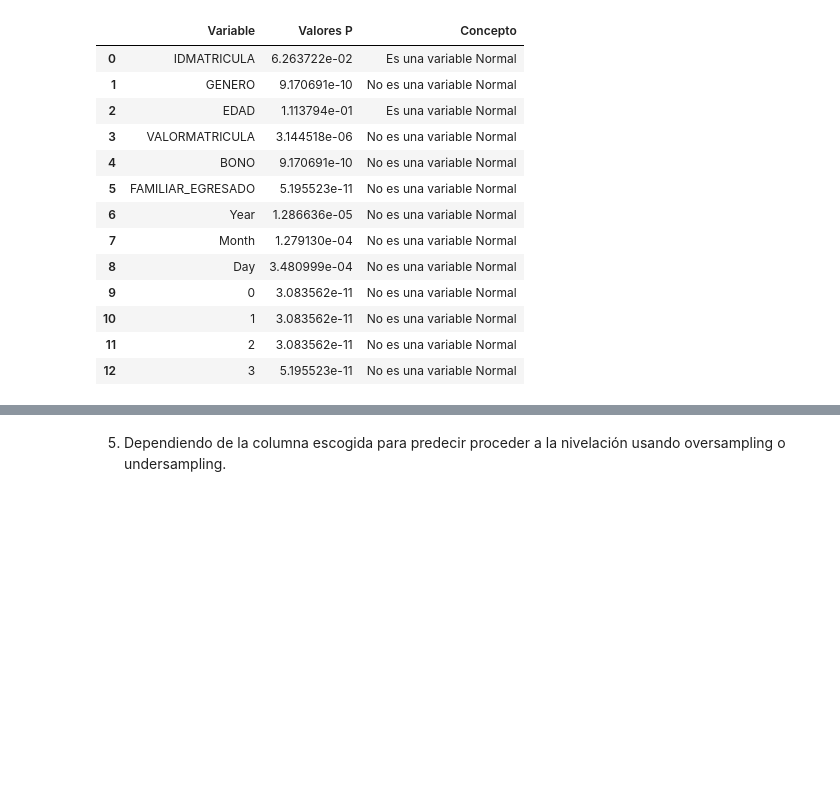
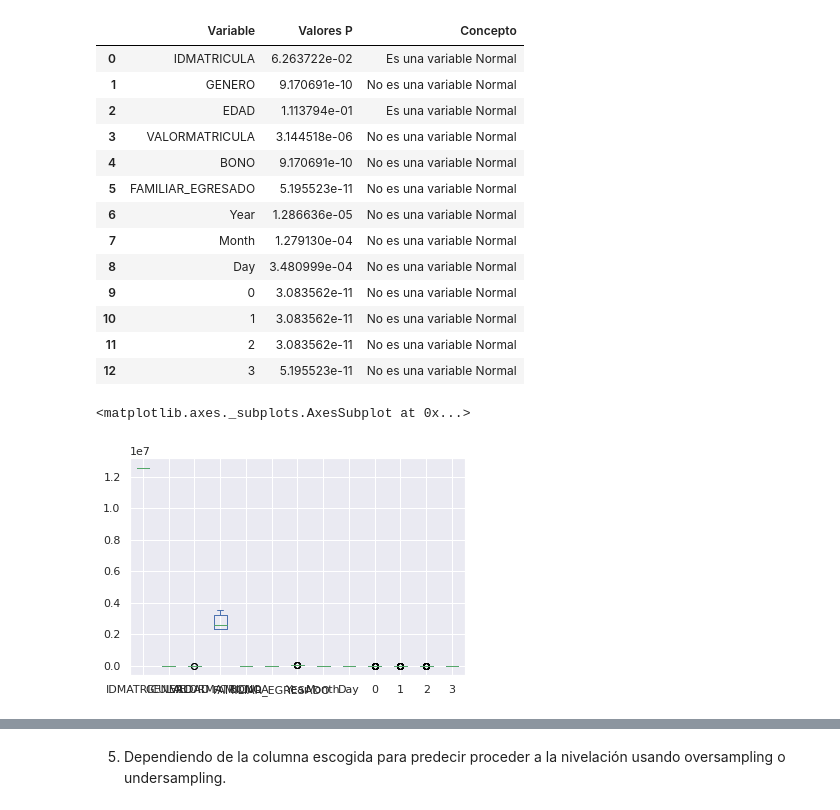
Before and after one commit to Juliaan20/Analisis-de-Datos-con-Python, a Jupyter notebook: ML_corhuila.ipynb, the cells around one changed output, grey strips where cells are left out. Cells and saved outputs as stored; diff of their text form; code cells hidden in the pictures; blank space fills up the shorter version.

```diff
--- a/ML_corhuila.ipynb
+++ b/ML_corhuila.ipynb
@@ -519,5 +517,12 @@ testShapiroWilk(dataNorm)
 | 10 | 1 | 3.083562e-11 | No es una variable Normal |
 | 11 | 2 | 3.083562e-11 | No es una variable Normal |
 | 12 | 3 | 5.195523e-11 | No es una variable Normal |
+# %%
+##Gráfico de caja para revisar el estado actual de los datos
+data1.plot.box()
+#No hay normalidad en los datos al no tener las mismas medias.
+# %% [output]
+<matplotlib.axes._subplots.AxesSubplot at 0x...>
+[figure, added]
 # %%
 ##test de D'agostino
```
Also changed, not shown: parts of 26 cells of this notebook.
